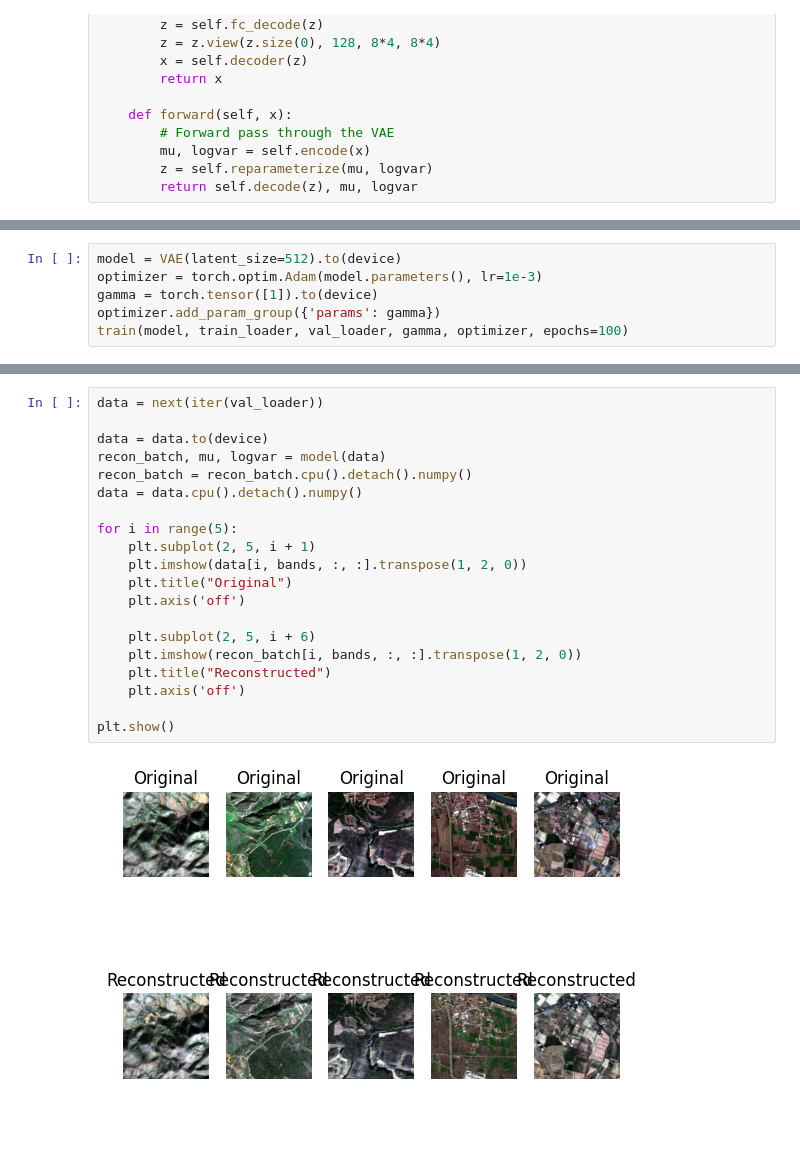
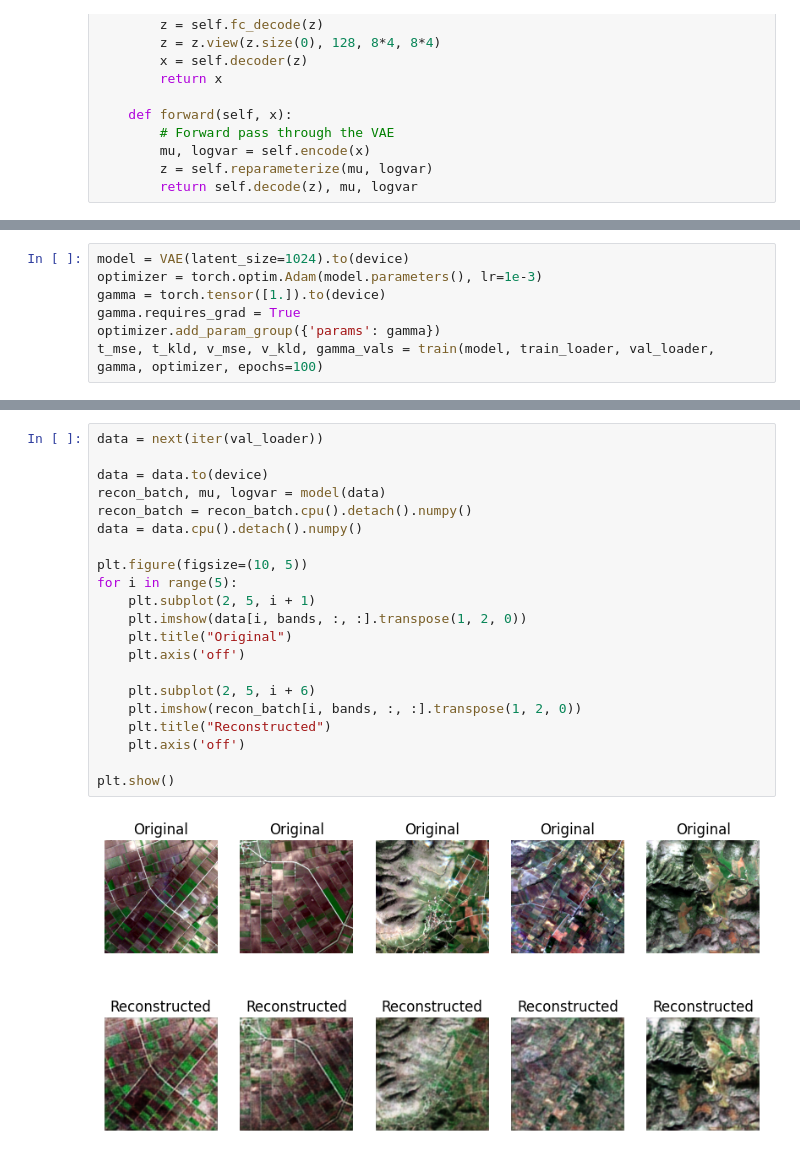
Before and after one commit to Etienne-bdt/Simple-VAE-RS, a Jupyter notebook: VAE_test.ipynb, the cells around one changed output, grey strips where cells are left out. Cells and saved outputs as stored; diff of their text form; blank space fills up the shorter version.

```diff
--- a/VAE_test.ipynb
+++ b/VAE_test.ipynb
@@ -223,7 +225,8 @@ def train(model, train_loader, val_loader, gamma, optimizer, epochs):
 # %%
-model = VAE(latent_size=512).to(device)
+model = VAE(latent_size=1024).to(device)
 optimizer = torch.optim.Adam(model.parameters(), lr=1e-3)
-gamma = torch.tensor([1]).to(device)
+gamma = torch.tensor([1.]).to(device)
+gamma.requires_grad = True
 optimizer.add_param_group({'params': gamma})
-train(model, train_loader, val_loader, gamma, optimizer, epochs=100)
+t_mse, t_kld, v_mse, v_kld, gamma_vals = train(model, train_loader, val_loader, gamma, optimizer, epochs=100)
 # %% [output]
@@ -246,25 +282,26 @@ train(model, train_loader, val_loader, gamma, optimizer, epochs=100)
 # %%
 data = next(iter(val_loader))
 
 data = data.to(device)
 recon_batch, mu, logvar = model(data)
 recon_batch = recon_batch.cpu().detach().numpy()
 data = data.cpu().detach().numpy()
 
+plt.figure(figsize=(10, 5))
 for i in range(5):
     plt.subplot(2, 5, i + 1)
     plt.imshow(data[i, bands, :, :].transpose(1, 2, 0))
     plt.title("Original")
     plt.axis('off')
 
     plt.subplot(2, 5, i + 6)
     plt.imshow(recon_batch[i, bands, :, :].transpose(1, 2, 0))
     plt.title("Reconstructed")
     plt.axis('off')
 
 plt.show()
 # %% [output]
-[figure, old version]
+[figure, new version]
 # %%
 torch.cuda.empty_cache()
 mu, logvar = model.encode(torch.Tensor(data[0:1]).to(device))
```
Also changed, not shown: parts of 7 cells of this notebook.
